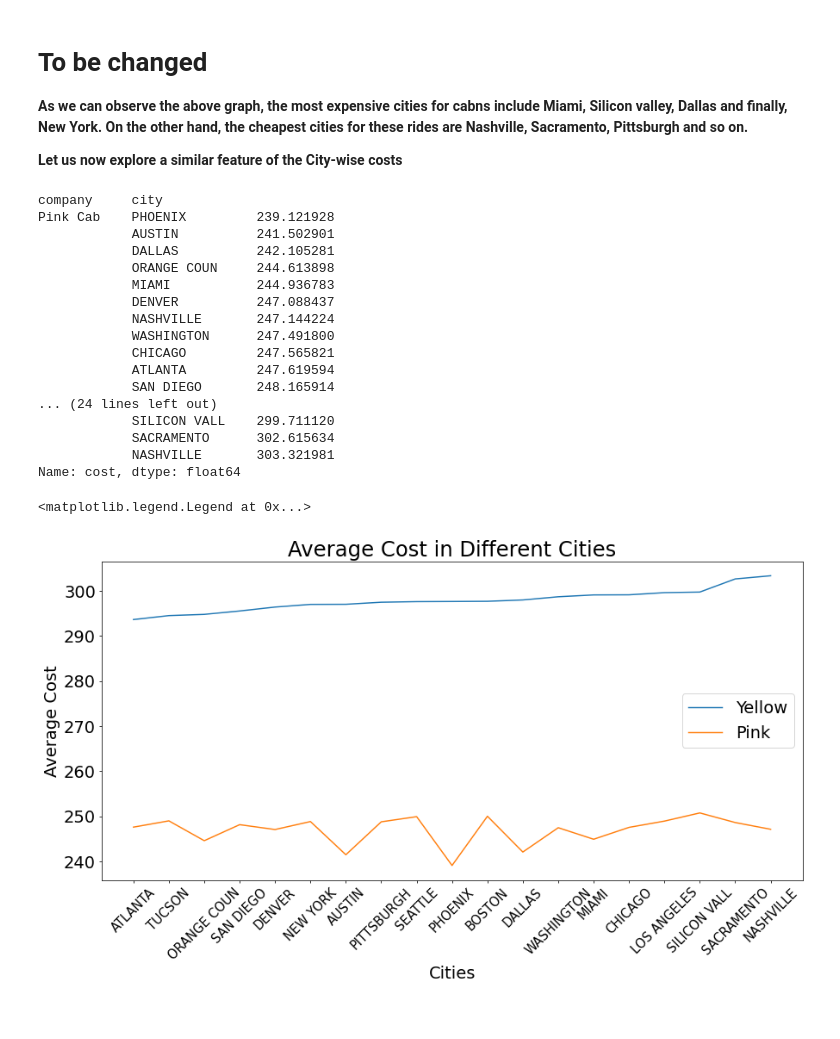
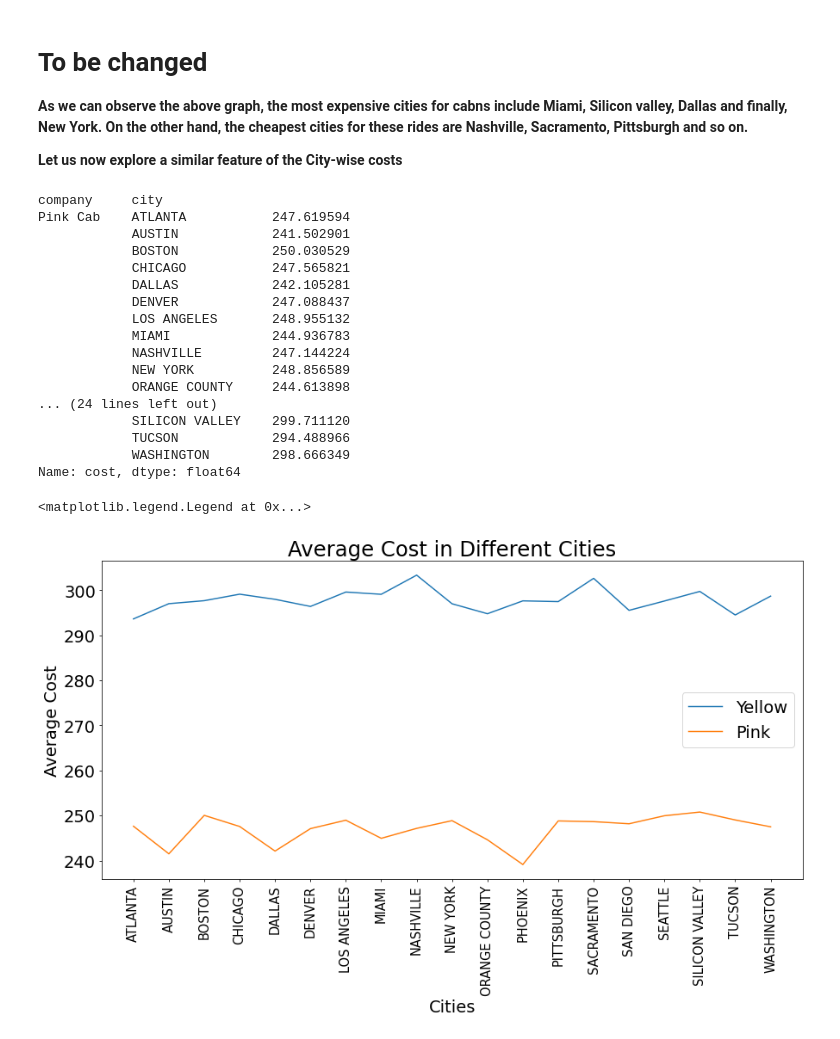
Before and after one commit to udbhavbalaji/G2M-Cab-Industry, a Jupyter notebook: EDA for G2M Cab Industry.ipynb, the cells around one changed output. Saved outputs shown, nothing was run; the diff lists cells and outputs as text; code cells hidden in the pictures.

```diff
--- a/EDA for G2M Cab Industry.ipynb
+++ b/EDA for G2M Cab Industry.ipynb
@@ -393,36 +419,36 @@ __As we can observe the above graph, the most expensive cities for cabns include
 
 __Let us now explore a similar feature of the City-wise costs__
 # %%
-avg_cost_by_city = master.groupby(['company','city']).cost.mean().sort_values()
+avg_cost_by_city = master.groupby(['company','city']).cost.mean()#.sort_values(ascending=False)
 avg_cost_by_city
 # %% [output]
 company     city
-Pink Cab    PHOENIX         239.121928
-            AUSTIN          241.502901
-            DALLAS          242.105281
-            ORANGE COUN     244.613898
-            MIAMI           244.936783
-            DENVER          247.088437
-            NASHVILLE       247.144224
-            WASHINGTON      247.491800
-            CHICAGO         247.565821
-            ATLANTA         247.619594
-            SAN DIEGO       248.165914
+Pink Cab    ATLANTA           247.619594
+            AUSTIN            241.502901
+            BOSTON            250.030529
+            CHICAGO           247.565821
+            DALLAS            242.105281
+            DENVER            247.088437
+            LOS ANGELES       248.955132
+            MIAMI             244.936783
+            NASHVILLE         247.144224
+            NEW YORK          248.856589
+            ORANGE COUNTY     244.613898
 ... (24 lines left out)
-            SILICON VALL    299.711120
-            SACRAMENTO      302.615634
-            NASHVILLE       303.321981
+            SILICON VALLEY    299.711120
+            TUCSON            294.488966
+            WASHINGTON        298.666349
 Name: cost, dtype: float64
 # %%
 plt.figure(figsize=(15, 7), dpi=70)
-plt.xticks(rotation=45, fontsize=15)
+plt.xticks(rotation=90, fontsize=15)
 plt.yticks(fontsize=20)
 plt.xlabel('Cities', fontsize=20)
 plt.ylabel('Average Cost', fontsize=20)
 plt.title('Average Cost in Different Cities', fontsize=25)
 sns.lineplot(data=avg_cost_by_city['Yellow Cab'], sort=True)
 sns.lineplot(data=avg_cost_by_city['Pink Cab'], sort=True)
 plt.legend(['Yellow','Pink'], prop={'size':20}, fontsize=15)
 # %% [output]
 <matplotlib.legend.Legend at 0x...>
-[figure, old version]
+[figure, new version]
```
Also changed, not shown: parts of 8 cells of this notebook.
